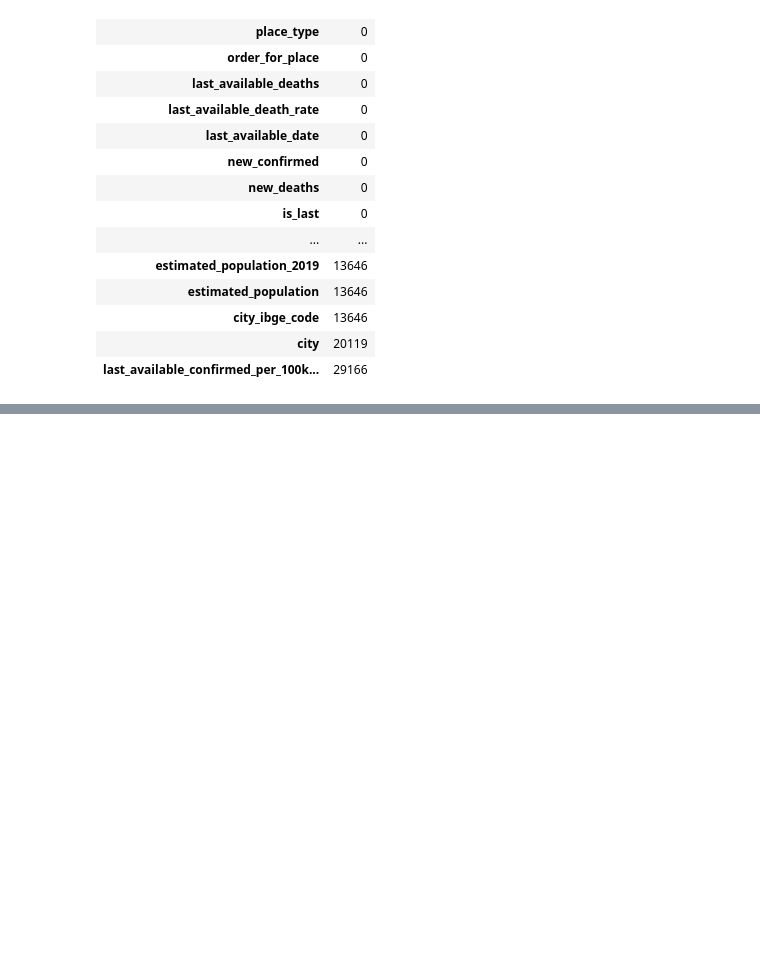
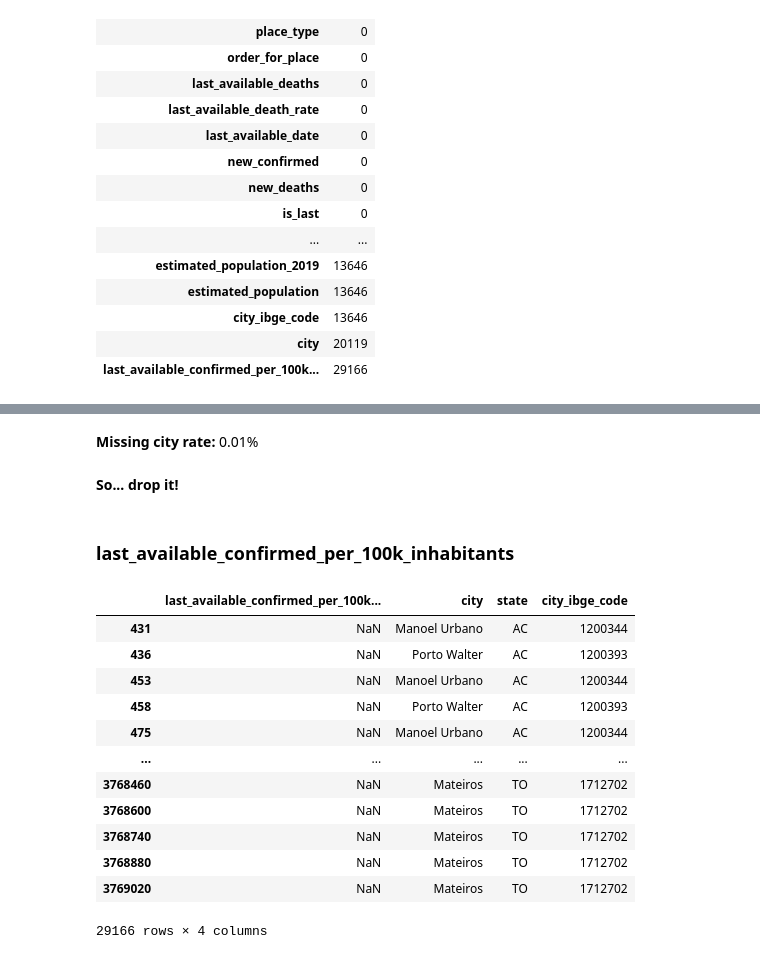
Before and after one commit to isrreal/COVID-19-Forecasting-System, a Jupyter notebook: notebooks/data_exploration.ipynb, the cells around one changed output, grey strips where cells are left out. Saved outputs shown, nothing was run; the diff lists cells and outputs as text; code cells hidden in the pictures; blank space fills up the shorter version.

```diff
--- a/notebooks/data_exploration.ipynb
+++ b/notebooks/data_exploration.ipynb
@@ -358,9 +398,0 @@ display(Markdown(f"**memory before:** {memory_before:.4f} MB"))
-# %%
-# dataset.loc[dataset["city_ibge_code"].isna(), "city_ibge_code"] = 0
-
-dataset["city_ibge_code"] = dataset["city_ibge_code"].round().astype("Int32")
-
-
-memory_after = dataset["city_ibge_code"].memory_usage(deep = True) / (1024 ** 2)
-
-display(Markdown(f"**memory after:** {memory_after:.4f} MB"))
@@ -386,0 +399,42 @@ display(Markdown(f"**memory before:** {memory_before:.4f} MB"))
+# %%
+missing_city_rate: float = len(empty_city_values) / len(dataset)
+
+display(
+    Markdown(
+        f"**Missing city rate:** {missing_city_rate:.2f}%"
+    )
+)
+
+display(
+    Markdown(
+        "**So... drop it!**" if missing_city_rate < 0.25 else "**Consider imputing values**"
+    )
+)
+# %% [output]
+**Missing city rate:** 0.01%
+**So... drop it!**
+# %% [markdown]
+### last_available_confirmed_per_100k_inhabitants
+# %%
+missing_last_available_per_100k_inhabitants_mask = dataset["last_available_confirmed_per_100k_inhabitants"].isna()
+
+empty_values_last_100k = dataset.loc[
+    missing_last_available_per_100k_inhabitants_mask,
+    ["last_available_confirmed_per_100k_inhabitants", "city", "state", "city_ibge_code"]
+]
+
+empty_values_last_100k
+# %% [output]
+|  | last_available_confirmed_per_100k... | city | state | city_ibge_code |
+| 431 | NaN | Manoel Urbano | AC | 1200344 |
+| 436 | NaN | Porto Walter | AC | 1200393 |
+| 453 | NaN | Manoel Urbano | AC | 1200344 |
+| 458 | NaN | Porto Walter | AC | 1200393 |
+| 475 | NaN | Manoel Urbano | AC | 1200344 |
+| ... | ... | ... | ... | ... |
+| 3768460 | NaN | Mateiros | TO | 1712702 |
+| 3768600 | NaN | Mateiros | TO | 1712702 |
+| 3768740 | NaN | Mateiros | TO | 1712702 |
+| 3768880 | NaN | Mateiros | TO | 1712702 |
+| 3769020 | NaN | Mateiros | TO | 1712702 |
+29166 rows × 4 columns
```
Also changed, not shown: parts of 30 cells of this notebook.
